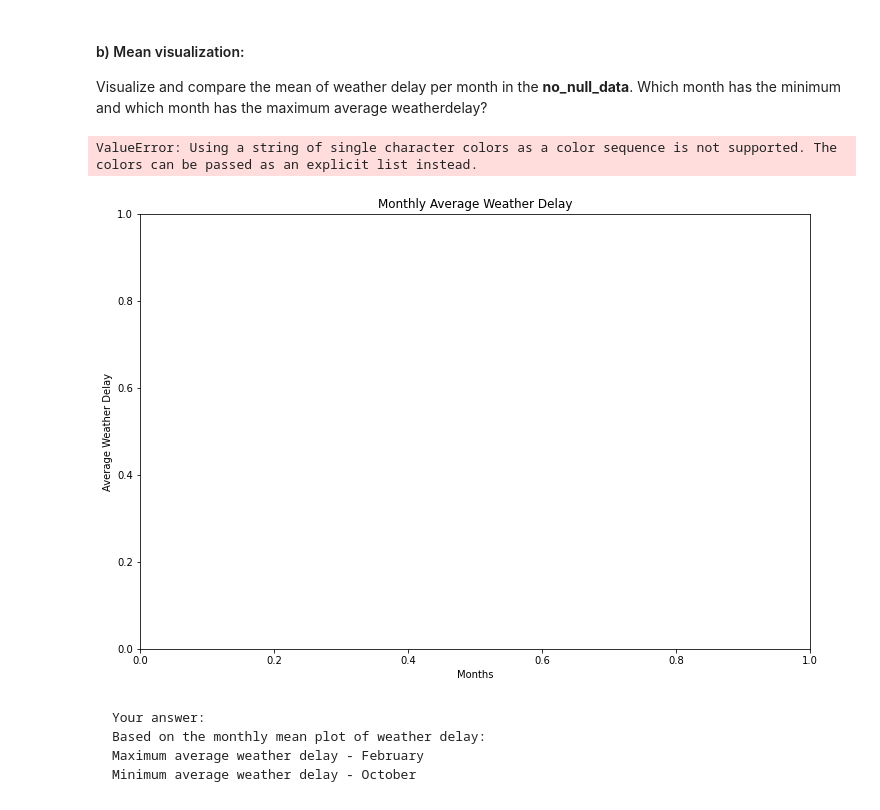
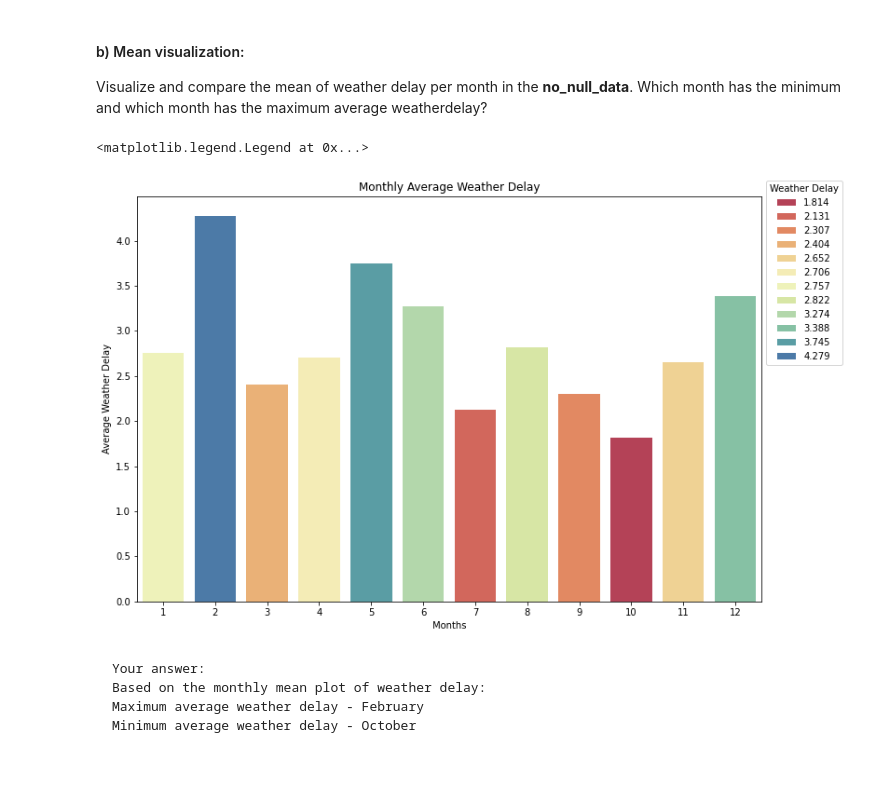
Before and after one commit to nv2205/Flight-Data-Project, a Jupyter notebook: flight dataset.ipynb, the cells around one changed output. Saved outputs shown, nothing was run; the diff lists cells and outputs as text; code cells hidden in the pictures; blank space fills up the shorter version.

```diff
--- a/flight dataset.ipynb
+++ b/flight dataset.ipynb
@@ -230,16 +232,19 @@ Text(0, 0.5, 'Average Arrival Delay')
 Visualize and compare the mean of weather delay per month in the <b>no_null_data</b>. Which month has the minimum and which month has the maximum average weatherdelay?
 # %%
 month_delay = no_null_data.groupby("MONTH").WEATHER_DELAY.mean().reset_index()
+month_delay['WEATHER_DELAY'] = month_delay.WEATHER_DELAY.astype(float).round(3)
+
 
 # Plotting the bar graph:
 plt.figure(figsize=(12,8))
+sns.barplot(data=month_delay,x="MONTH", y="WEATHER_DELAY",hue='WEATHER_DELAY',dodge=False, palette="Spectral")
 plt.title("Monthly Average Weather Delay")
 plt.xlabel("Months")
 plt.ylabel("Average Weather Delay")
-plt.bar(month_delay["MONTH"], height=month_delay["WEATHER_DELAY"],color='WEATHER_DELAY')
+plt.legend(bbox_to_anchor=(1.0, 1.05), title="Weather Delay")
 # %% [output]
-ValueError: Using a string of single character colors as a color sequence is not supported. The colors can be passed as an explicit list instead.
+<matplotlib.legend.Legend at 0x...>
-[figure, old version]
+[figure, new version]
 # %% [markdown]
     Your answer:
     Based on the monthly mean plot of weather delay:
```
Also changed, not shown: parts of 23 cells of this notebook.
